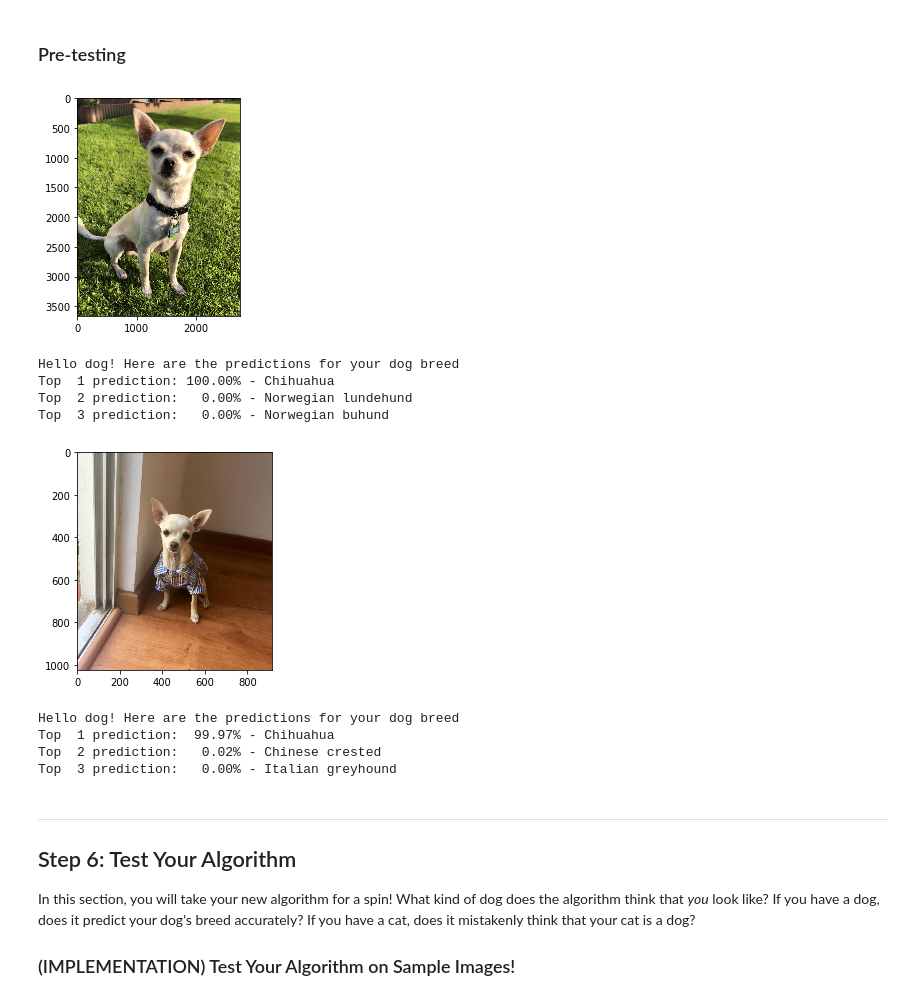
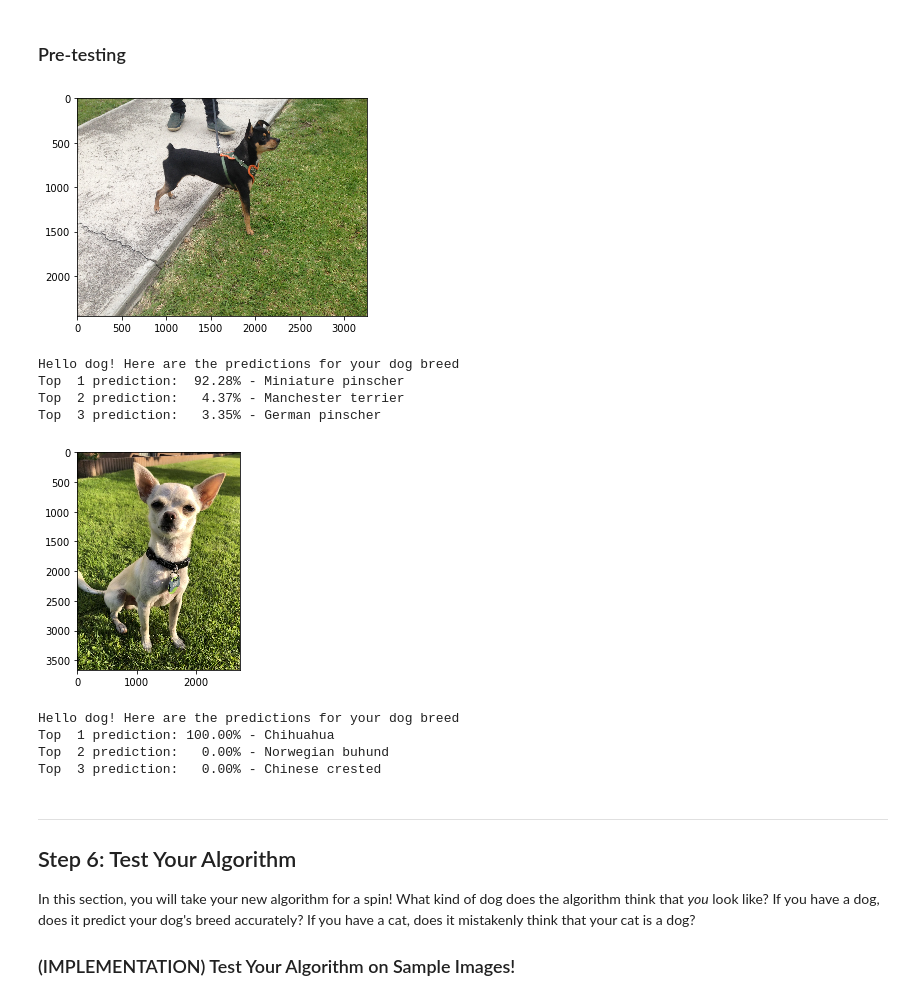
Before and after one commit to BayTown/UD-MLND-Dog-Breed-Classifier, a Jupyter notebook: dog_app.ipynb, the cells around one changed output. Drawn from its saved outputs; the diff is of its cells as text; code cells hidden in the pictures.

Commit message:
Changed everything to 134 output neurons
Changed everything to 134 output neurons to include the dog breed miniature pinscher

```diff
--- a/dog_app.ipynb
+++ b/dog_app.ipynb
@@ -807,7 +844,7 @@ model_transfer = models.resnext101_32x8d(pretrained=True)
 # Add a Dropout layer
 model_transfer.add_module('drop', nn.Dropout(0.3))
 # Add a fully-connected layer - This will be the last layer
-model_transfer.add_module('fc1', nn.Linear(in_features=1000, out_features=133, bias=True))
+model_transfer.add_module('fc1', nn.Linear(in_features=1000, out_features=134, bias=True))
 
 # Freeze training for all parameters
 for param in model_transfer.parameters():
@@ -817,7 +854,7 @@ for param in model_transfer.parameters():
 # Parameters of newly constructed modules have requires_grad=True by default
 model_transfer.fc = nn.Linear(2048, 1000, bias=True)
 model_transfer.drop = nn.Dropout(0.3)
-model_transfer.fc1 = nn.Linear(in_features=1000, out_features=133, bias=True)
+model_transfer.fc1 = nn.Linear(in_features=1000, out_features=134, bias=True)
 
 if use_cuda:
     model_transfer = model_transfer.cuda()
@@ -902,6 +939,6 @@ Epoch: 40       Training Loss: 0.624934         Validation Loss: 0.521328
 # %%
 # load the model that got the best validation accuracy (uncomment the line below)
-model_transfer.load_state_dict(torch.load('model_transfer_resnext101.pt'))
+model_transfer.load_state_dict(torch.load('model_data/model_transfer_resnext101.pt'))
 # Save complete model
 #torch.save(model_transfer, 'complete_model_transfer_resnext101.pth')
 # %% [output]
@@ -1064,19 +1106,19 @@ def run_app(img_path, model, topk=3):
 # %%
 model = model_transfer
 
+run_app('images/jj_4.jpg', model, 3)
 run_app('images/coco.jpg', model, 3)
-run_app('images/coco_clothing.jpg', model, 3)
 # %% [output]
-[figure, old version]
+[figure, new version]
 Hello dog! Here are the predictions for your dog breed
-Top  1 prediction: 100.00% - Chihuahua
-Top  2 prediction:   0.00% - Norwegian lundehund
-Top  3 prediction:   0.00% - Norwegian buhund
+Top  1 prediction:  92.28% - Miniature pinscher
+Top  2 prediction:   4.37% - Manchester terrier
+Top  3 prediction:   3.35% - German pinscher
-[figure, old version]
+[figure, new version]
 Hello dog! Here are the predictions for your dog breed
-Top  1 prediction:  99.97% - Chihuahua
-Top  2 prediction:   0.02% - Chinese crested
-Top  3 prediction:   0.00% - Italian greyhound
+Top  1 prediction: 100.00% - Chihuahua
+Top  2 prediction:   0.00% - Norwegian buhund
+Top  3 prediction:   0.00% - Chinese crested
 # %% [markdown]
 ---
 <a id='step6'></a>
```
Also changed, not shown: parts of 20 cells of this notebook, 15 other files.
